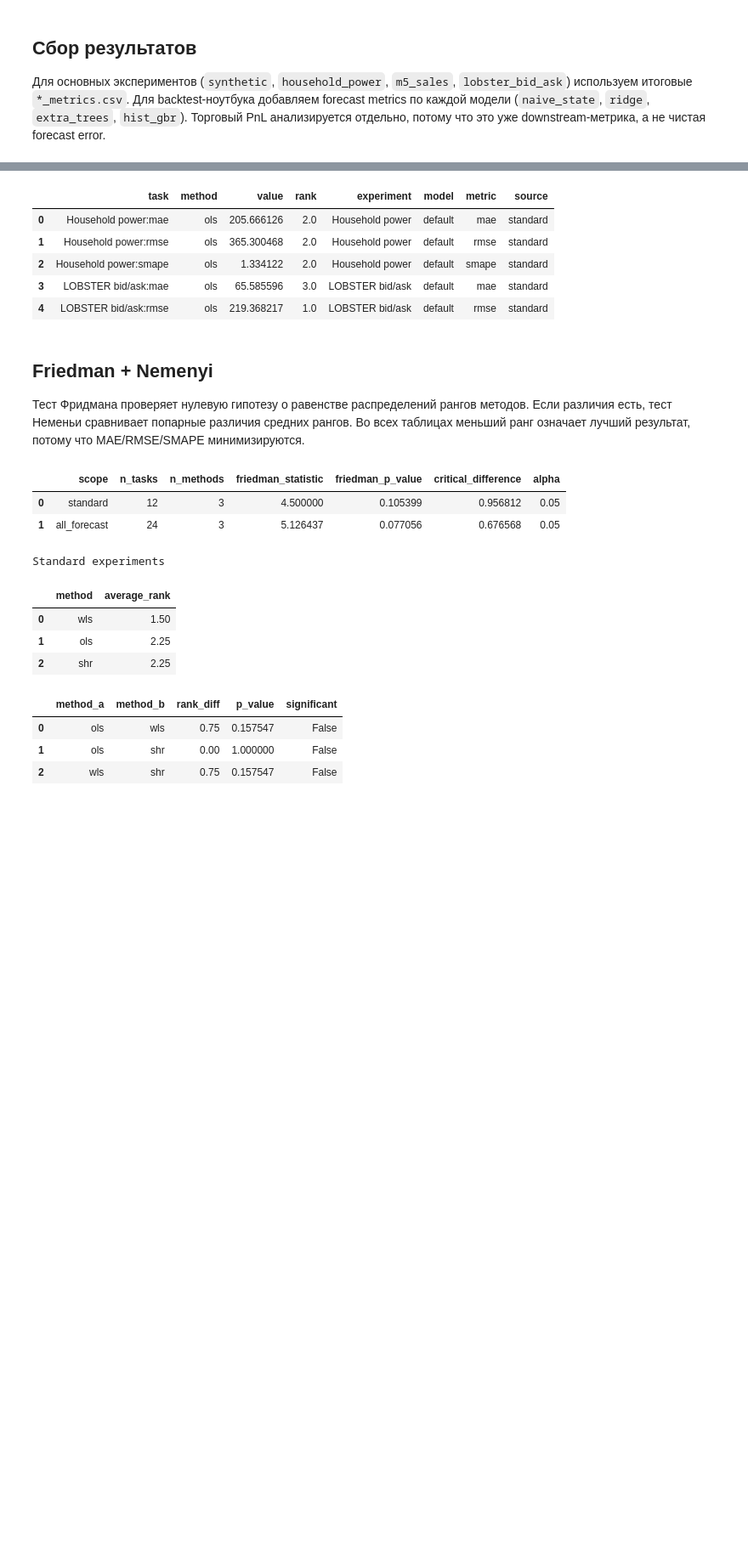
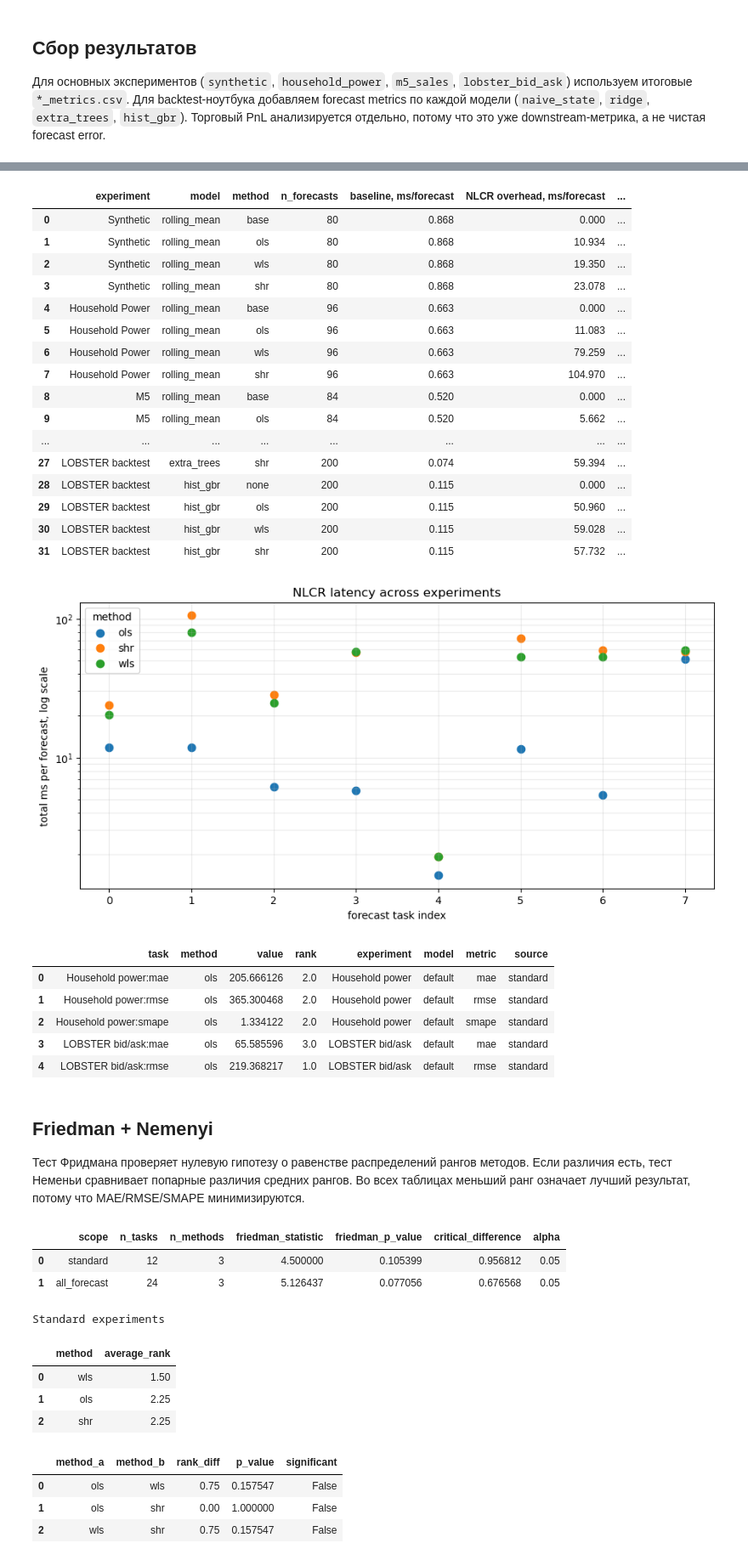
Before and after one commit to ilolss/nlcr-empirical-evaluation, a Jupyter notebook: notebooks/06_summary.ipynb, the cells around one changed output, grey strips where cells are left out. Shown at 85% size. Saved outputs shown, nothing was run; the diff lists cells and outputs as text; code cells hidden in the pictures; blank space fills up the shorter version.

```diff
--- a/notebooks/06_summary.ipynb
+++ b/notebooks/06_summary.ipynb
@@ -77,3 +77,13 @@ backtest_results = pd.DataFrame(backtest_rows)
 
 all_results = pd.concat([standard_results, backtest_results], ignore_index=True)
 all_results.head(), all_results.shape
+
+standard_timing = pd.concat([
+    pd.read_csv(TABLES_DIR / "synthetic_timing.csv"),
+    pd.read_csv(TABLES_DIR / "household_power_timing.csv"),
+    pd.read_csv(TABLES_DIR / "m5_sales_timing.csv"),
+    pd.read_csv(TABLES_DIR / "lobster_bid_ask_timing.csv"),
+], ignore_index=True)
+backtest_timing = pd.read_csv(TABLES_DIR / "lobster_backtest_timing.csv")
+timing_summary = pd.concat([standard_timing, backtest_timing], ignore_index=True, sort=False)
+timing_summary.to_csv(TABLES_DIR / "summary_timing.csv", index=False)
@@ -88,3 +94,58 @@ all_results.head(), all_results.shape
+# %%
+timing_view = timing_summary.copy()
+timing_view = timing_view[[
+    "experiment", "model", "method", "n_forecasts",
+    "baseline_ms_per_forecast", "reconciliation_ms_per_forecast",
+    "total_ms_per_forecast", "slowdown_vs_base",
+]].rename(columns={
+    "baseline_ms_per_forecast": "baseline, ms/forecast",
+    "reconciliation_ms_per_forecast": "NLCR overhead, ms/forecast",
+    "total_ms_per_forecast": "total, ms/forecast",
+    "slowdown_vs_base": "slowdown vs baseline",
+})
+
+display(
+    timing_view.style.format({
+        "baseline, ms/forecast": "{:.3f}",
+        "NLCR overhead, ms/forecast": "{:.3f}",
+        "total, ms/forecast": "{:.3f}",
+        "slowdown vs baseline": "{:.1f}x",
+    })
+)
+
+plot_data = timing_summary[~timing_summary["method"].isin(["base", "none"])].copy()
+fig, ax = plt.subplots(figsize=(11, 5))
+for method, group in plot_data.groupby("method"):
+    group = group.reset_index(drop=True)
+    ax.scatter(group.index, group["total_ms_per_forecast"], label=method, s=55)
+ax.set_yscale("log")
+ax.set_ylabel("total ms per forecast, log scale")
+ax.set_xlabel("forecast task index")
+ax.set_title("NLCR latency across experiments")
+ax.grid(alpha=0.25, which="both")
+ax.legend(title="method")
+fig.savefig(FIGURES_DIR / "summary_timing_latency.png", dpi=200, bbox_inches="tight")
+display(fig)
+plt.close(fig)
+# %% [output]
+|  | experiment | model | method | n_forecasts | baseline, ms/forecast | NLCR overhead, ms/forecast | ... |
+| 0 | Synthetic | rolling_mean | base | 80 | 0.868 | 0.000 | ... |
+| 1 | Synthetic | rolling_mean | ols | 80 | 0.868 | 10.934 | ... |
+| 2 | Synthetic | rolling_mean | wls | 80 | 0.868 | 19.350 | ... |
+| 3 | Synthetic | rolling_mean | shr | 80 | 0.868 | 23.078 | ... |
+| 4 | Household Power | rolling_mean | base | 96 | 0.663 | 0.000 | ... |
+| 5 | Household Power | rolling_mean | ols | 96 | 0.663 | 11.083 | ... |
+| 6 | Household Power | rolling_mean | wls | 96 | 0.663 | 79.259 | ... |
+| 7 | Household Power | rolling_mean | shr | 96 | 0.663 | 104.970 | ... |
+| 8 | M5 | rolling_mean | base | 84 | 0.520 | 0.000 | ... |
+| 9 | M5 | rolling_mean | ols | 84 | 0.520 | 5.662 | ... |
+| ... | ... | ... | ... | ... | ... | ... | ... |
+| 27 | LOBSTER backtest | extra_trees | shr | 200 | 0.074 | 59.394 | ... |
+| 28 | LOBSTER backtest | hist_gbr | none | 200 | 0.115 | 0.000 | ... |
+| 29 | LOBSTER backtest | hist_gbr | ols | 200 | 0.115 | 50.960 | ... |
+| 30 | LOBSTER backtest | hist_gbr | wls | 200 | 0.115 | 59.028 | ... |
+| 31 | LOBSTER backtest | hist_gbr | shr | 200 | 0.115 | 57.732 | ... |
+[figure, added]
 # %%
 def rank_tasks(results: pd.DataFrame) -> pd.DataFrame:
     pivot = results.pivot_table(index="task", columns="method", values="value", aggfunc="mean")
```
Also changed, not shown: parts of 4 cells of this notebook, 34 other files.
